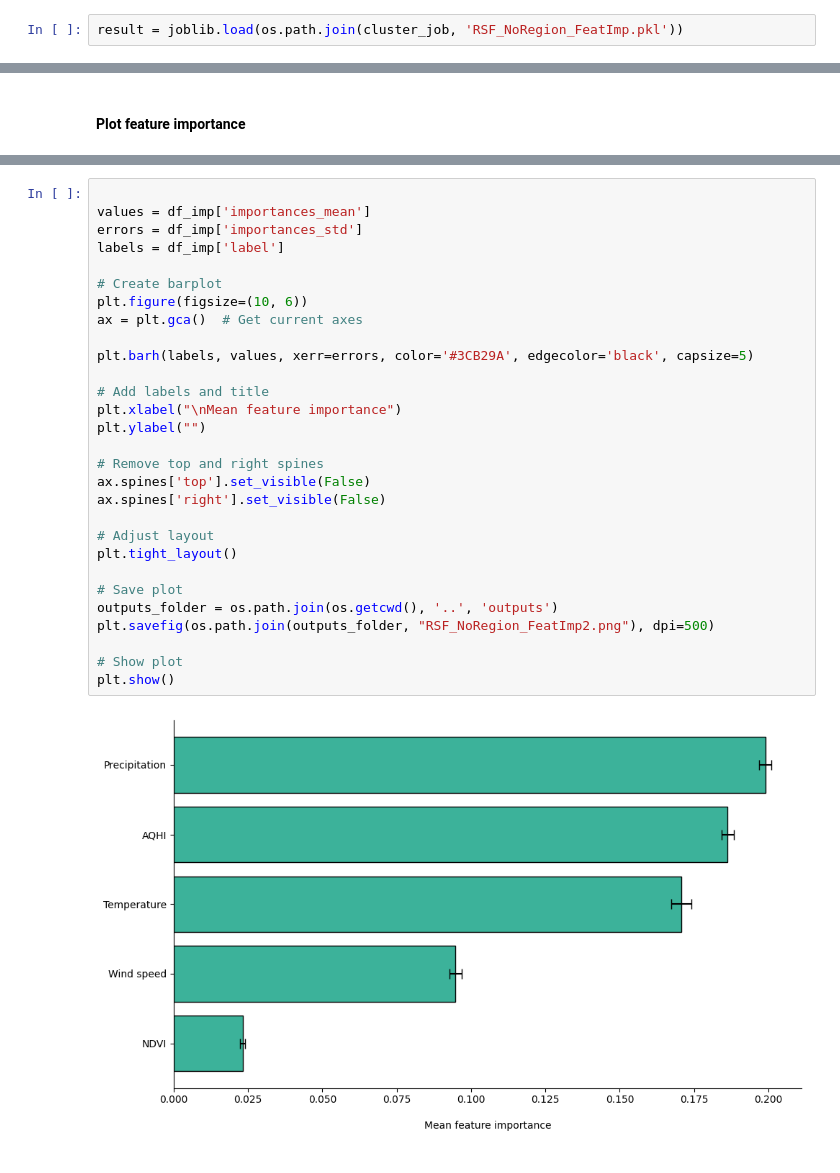
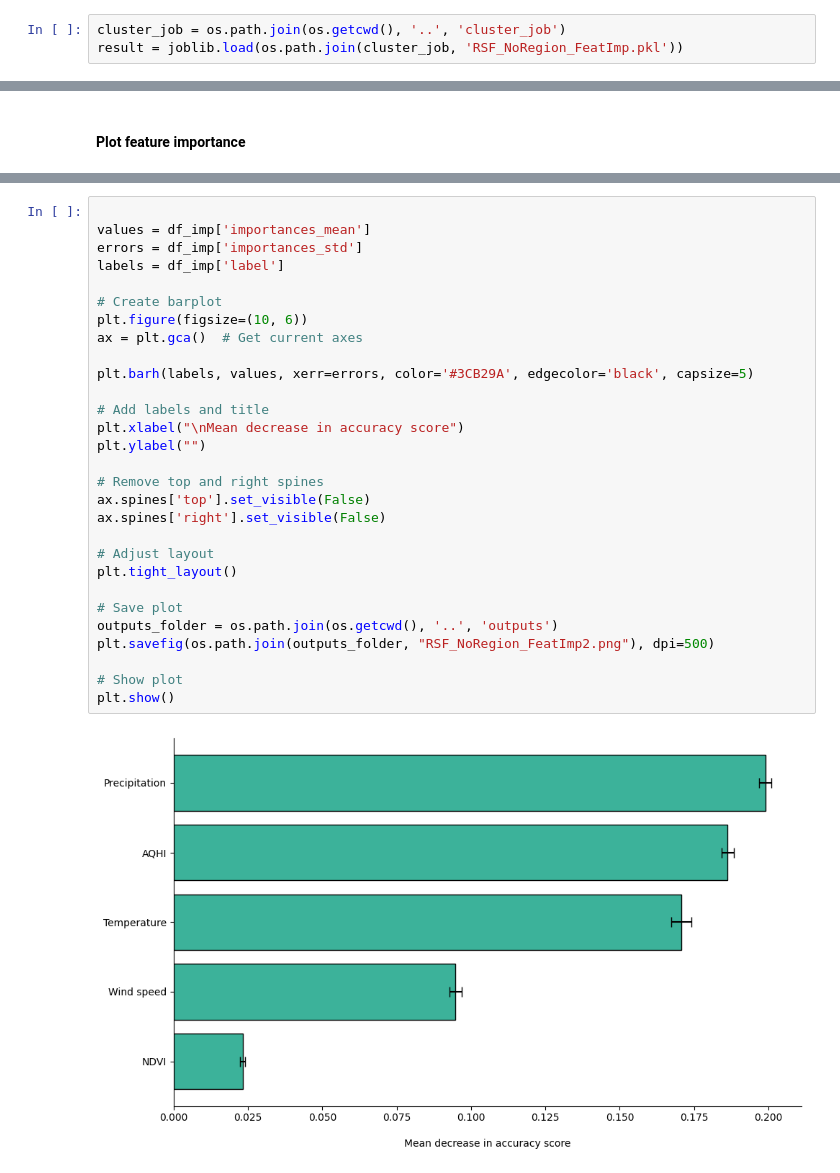
Before and after one commit to Nectar-Technologies/ledge-nectar, a Jupyter notebook: aqi/notebooks/05_fit_RSF.ipynb, the cells around one changed output, grey strips where cells are left out. Drawn from its saved outputs; the diff is of its cells as text.

Commit message:
fix-- updated RSF plots

```diff
--- a/aqi/notebooks/05_fit_RSF.ipynb
+++ b/aqi/notebooks/05_fit_RSF.ipynb
@@ -280,6 +281,7 @@ To bypass running, just import the object locally.
 # %% [markdown]
 Import feature importance object
 # %%
+cluster_job = os.path.join(os.getcwd(), '..', 'cluster_job')
 result = joblib.load(os.path.join(cluster_job, 'RSF_NoRegion_FeatImp.pkl'))
 # %%
 # Add a label column before sorting
@@ -357,31 +359,31 @@ plt.show()
 # %%
 
 values = df_imp['importances_mean']
 errors = df_imp['importances_std']
 labels = df_imp['label']
 
 # Create barplot
 plt.figure(figsize=(10, 6))
 ax = plt.gca()  # Get current axes
 
 plt.barh(labels, values, xerr=errors, color='#3CB29A', edgecolor='black', capsize=5)
 
 # Add labels and title
-plt.xlabel("\nMean feature importance")
+plt.xlabel("\nMean decrease in accuracy score")
 plt.ylabel("")
 
 # Remove top and right spines
 ax.spines['top'].set_visible(False)
 ax.spines['right'].set_visible(False)
 
 # Adjust layout
 plt.tight_layout()
 
 # Save plot
 outputs_folder = os.path.join(os.getcwd(), '..', 'outputs')
 plt.savefig(os.path.join(outputs_folder, "RSF_NoRegion_FeatImp2.png"), dpi=500)
 
 # Show plot
 plt.show()
 # %% [output]
-[figure, old version]
+[figure, new version]
```
Also changed, not shown: parts of 4 cells of this notebook.
